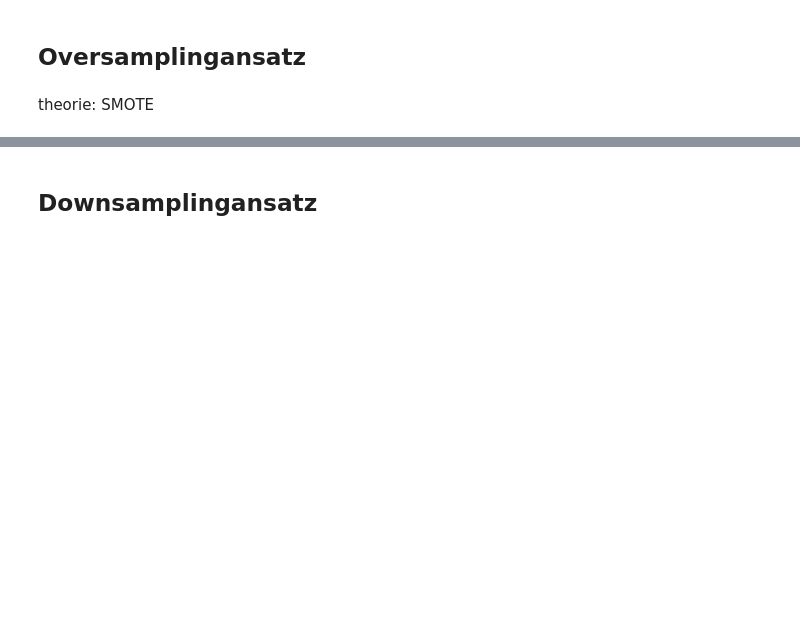
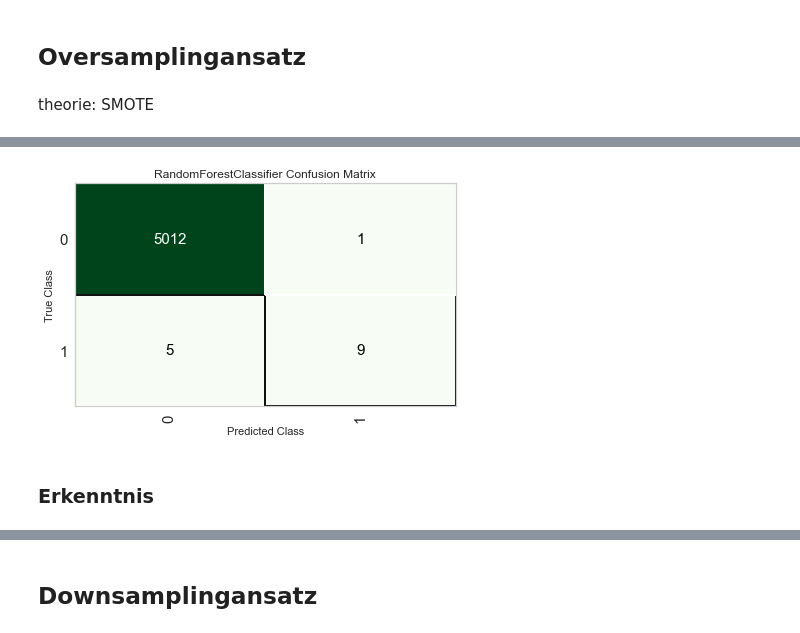
Before and after one commit to yassdenn/cca, a Jupyter notebook: MAIN.ipynb, the cells around one changed output, grey strips where cells are left out. Drawn from its saved outputs; the diff is of its cells as text; code cells hidden in the pictures; blank space fills up the shorter version.

```diff
--- a/MAIN.ipynb
+++ b/MAIN.ipynb
@@ -373,0 +374,3 @@ best_model_with_oversampling = compare_models(exclude= 'dummy')
+# %%
+plot_model(best_model_with_oversampling, plot = 'confusion_matrix')
+# %% [output]
@@ -374,3 +378,6 @@ best_model_with_oversampling = compare_models(exclude= 'dummy')
+[figure, added]
+# %% [markdown]
+### Erkenntnis
 # %%
 plot_model(best_model_with_oversampling, plot='feature')
 # %% [output]
```
Also changed, not shown: parts of 10 cells of this notebook.
